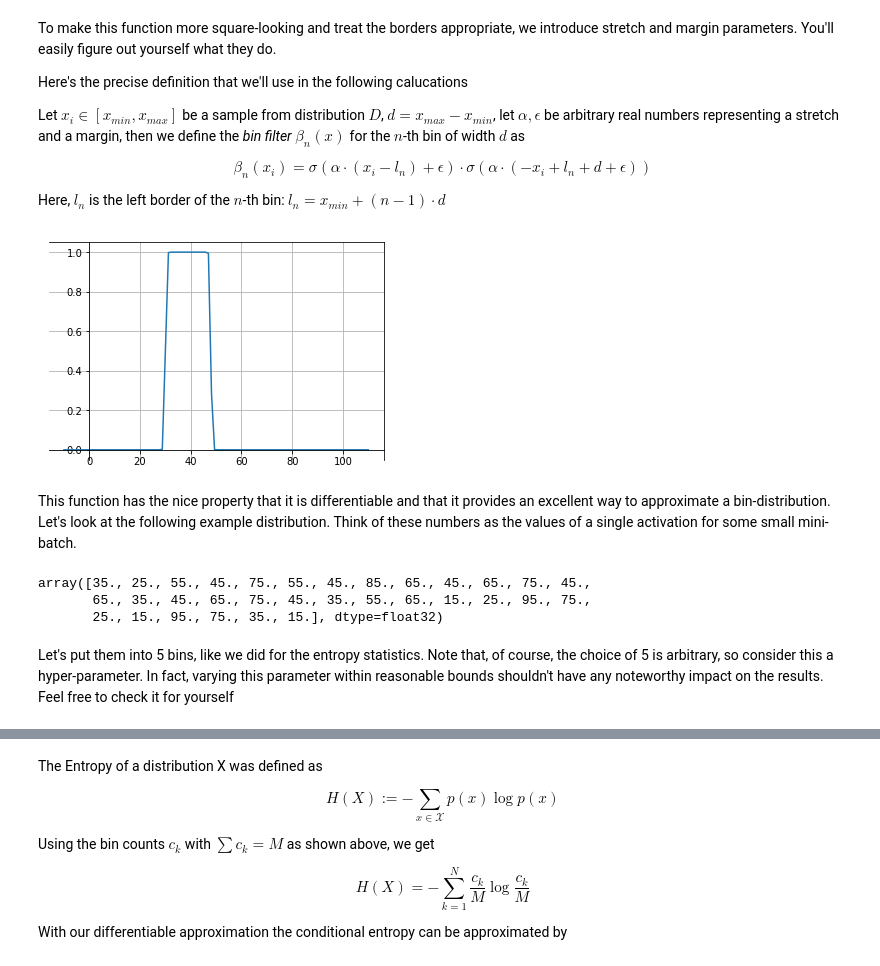
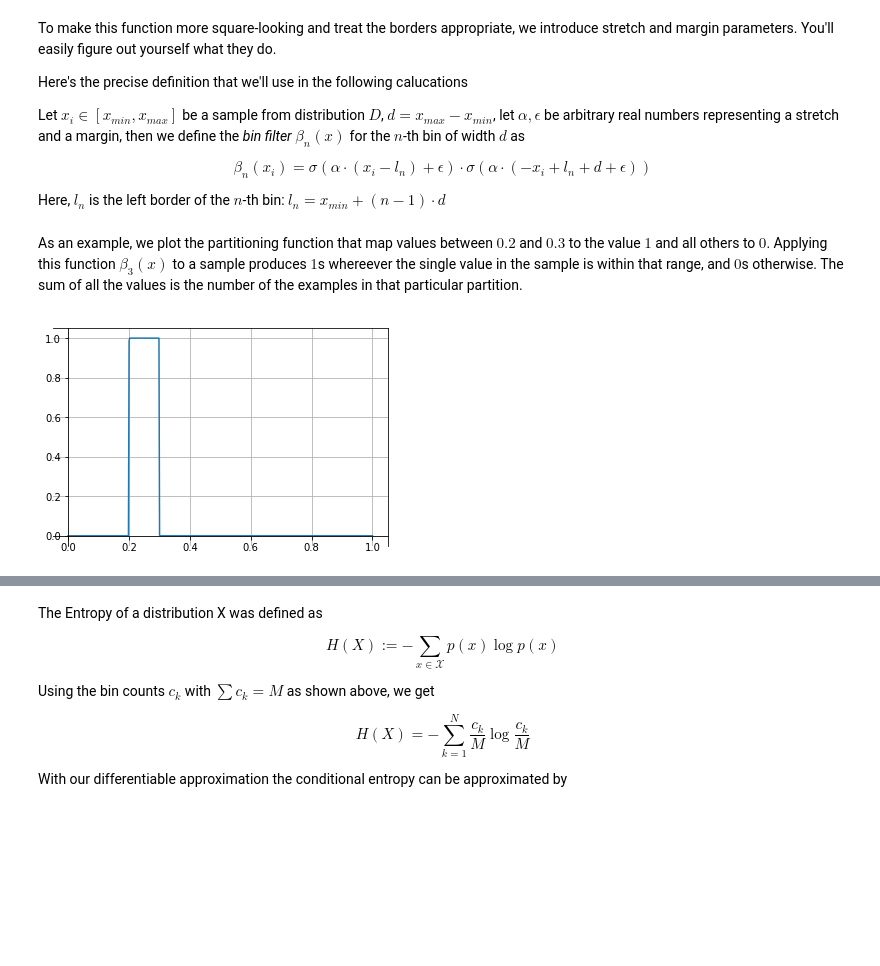
Before and after one commit to smurve/understanding-nn, a Jupyter notebook: Differentiable_Entropy-TF.ipynb, the cells around one changed output, grey strips where cells are left out. Saved outputs shown, nothing was run; the diff lists cells and outputs as text; code cells hidden in the pictures; blank space fills up the shorter version.

```diff
--- a/Differentiable_Entropy-TF.ipynb
+++ b/Differentiable_Entropy-TF.ipynb
@@ -84,7 +187,7 @@ $$
 
 Here, $l_n$ is the left border of the $n$-th bin: $l_n = x_{min} + (n-1) \cdot d$
 # %%
-def beta(n, N, l, r, alpha=5.0, epsilon=1.0):
+def beta(n, N, l, r, alpha, epsilon):
     """
     return the bin function for the n-th bin of N bins for numbers between l and r
     alpha and epsilon are stretch and margin parameters
@@ -96,16 +199,16 @@ def beta(n, N, l, r, alpha=5.0, epsilon=1.0):
     tf.nn.sigmoid(alpha*(-x+l_n+d+epsilon))
 
     return _beta
+# %% [markdown]
+As an example, we plot the partitioning function that map values between $0.2$ and $0.3$ to the value $1$ and all others to $0$. Applying this function $\beta_3(x)$ to a sample produces $1$s whereever the single value in the sample is within that range, and $0$s otherwise. The sum of all the values is the number of the examples in that particular partition.
 # %%
-x=np.linspace(-10, 110, 100)
+x=np.linspace(0, 1, 500)
 fig, ax = plt.subplots()
-beta2=beta(2, 5, 15, 95, 5.0, 1)
-beta2_x = sess.run(beta2(x))
-ax.plot(x, beta2_x)
+beta3=beta(3, 10, 0, 1, alpha=1e4, epsilon=1e-5)
+beta3_x = sess.run(beta3(x))
+ax.plot(x, beta3_x)
 ax.grid(True, which='both')
 ax.spines['left'].set_position('zero')
 ax.spines['bottom'].set_position('zero')
 # %% [output]
-[figure, old version]
+[figure, new version]
-# %% [markdown]
-This function has the nice property that it is differentiable and that it provides an excellent way to approximate a bin-distribution. Let's look at the following example distribution. Think of these numbers as the values of a single activation for some small mini-batch.
@@ -122,8 +214,0 @@ L=tf.constant(
-# %%
-sess.run(D)
-# %% [output]
-array([35., 25., 55., 45., 75., 55., 45., 85., 65., 45., 65., 75., 45.,
-       65., 35., 45., 65., 75., 45., 35., 55., 65., 15., 25., 95., 75.,
-       25., 15., 95., 75., 35., 15.], dtype=float32)
-# %% [markdown]
-Let's put them into 5 bins, like we did for the entropy statistics. Note that, of course, the choice of 5 is arbitrary, so consider this a hyper-parameter. In fact, varying this parameter within reasonable bounds shouldn't have any noteworthy impact on the results. Feel free to check it for yourself
```
Also changed, not shown: parts of 41 cells of this notebook.
